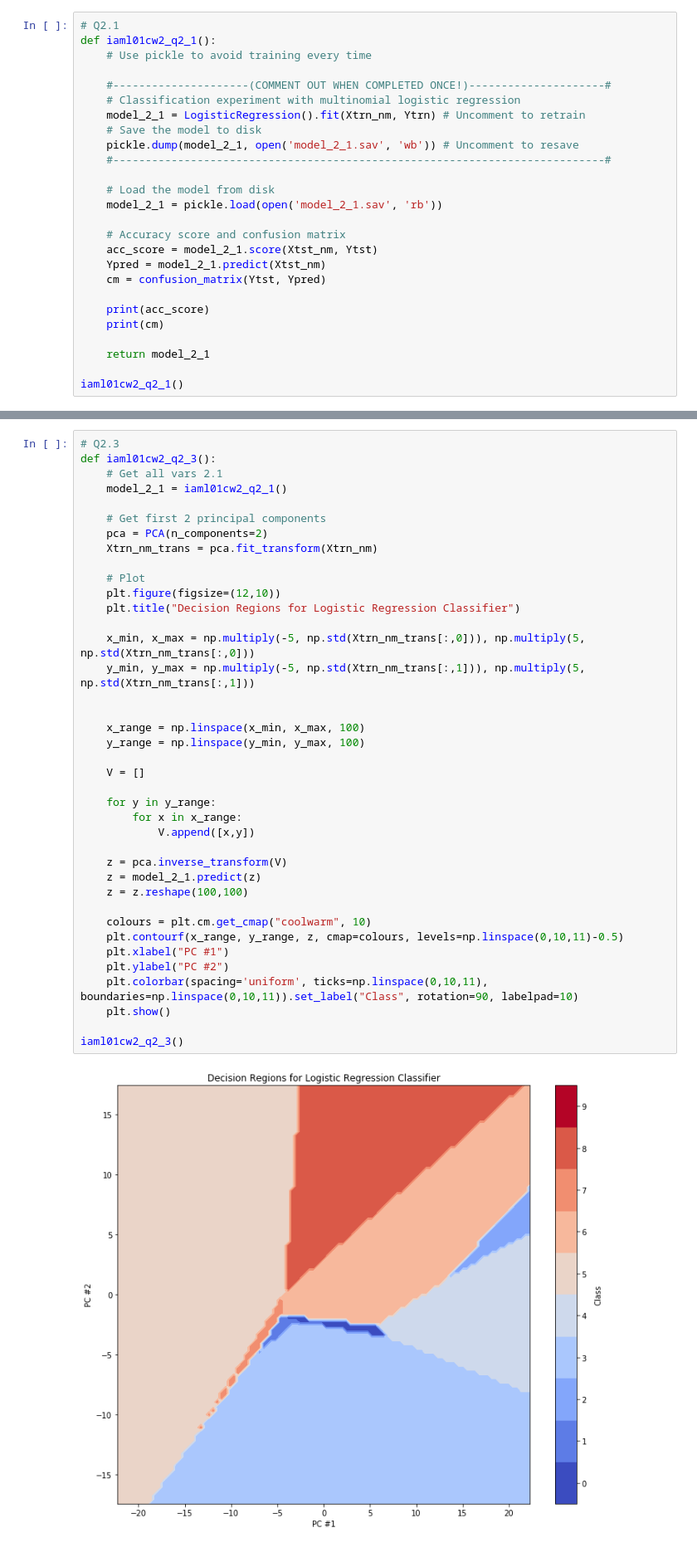
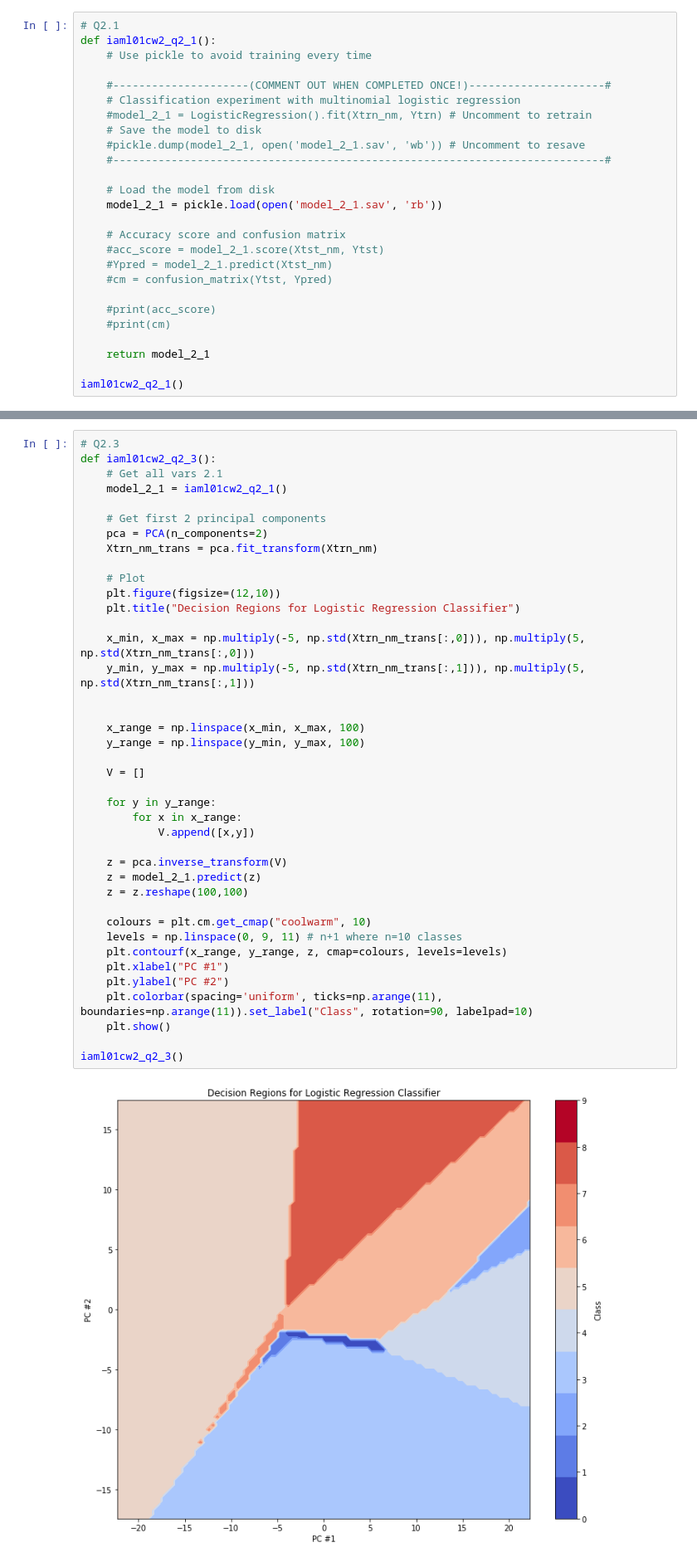
Before and after one commit to cpuved/inf3-iaml-cw2, a Jupyter notebook: notebooks/iaml01cw2_q2.ipynb, the cells around one changed output, grey strips where cells are left out. Shown: that part at 83% size. Saved outputs shown, nothing was run; the diff lists cells and outputs as text.

```diff
--- a/notebooks/iaml01cw2_q2.ipynb
+++ b/notebooks/iaml01cw2_q2.ipynb
@@ -53,21 +53,21 @@ def iaml01cw2_q2_1():
 
     #---------------------(COMMENT OUT WHEN COMPLETED ONCE!)---------------------#
     # Classification experiment with multinomial logistic regression
-    model_2_1 = LogisticRegression().fit(Xtrn_nm, Ytrn) # Uncomment to retrain
+    #model_2_1 = LogisticRegression().fit(Xtrn_nm, Ytrn) # Uncomment to retrain
     # Save the model to disk
-    pickle.dump(model_2_1, open('model_2_1.sav', 'wb')) # Uncomment to resave
+    #pickle.dump(model_2_1, open('model_2_1.sav', 'wb')) # Uncomment to resave
     #----------------------------------------------------------------------------#
 
     # Load the model from disk
     model_2_1 = pickle.load(open('model_2_1.sav', 'rb'))
 
     # Accuracy score and confusion matrix
-    acc_score = model_2_1.score(Xtst_nm, Ytst)
-    Ypred = model_2_1.predict(Xtst_nm)
-    cm = confusion_matrix(Ytst, Ypred)
+    #acc_score = model_2_1.score(Xtst_nm, Ytst)
+    #Ypred = model_2_1.predict(Xtst_nm)
+    #cm = confusion_matrix(Ytst, Ypred)
 
-    print(acc_score)
-    print(cm)
+    #print(acc_score)
+    #print(cm)
 
     return model_2_1
 
@@ -119,36 +119,37 @@ def iaml01cw2_q2_3():
     Xtrn_nm_trans = pca.fit_transform(Xtrn_nm)
 
     # Plot
     plt.figure(figsize=(12,10))
     plt.title("Decision Regions for Logistic Regression Classifier")
 
     x_min, x_max = np.multiply(-5, np.std(Xtrn_nm_trans[:,0])), np.multiply(5, np.std(Xtrn_nm_trans[:,0]))
     y_min, y_max = np.multiply(-5, np.std(Xtrn_nm_trans[:,1])), np.multiply(5, np.std(Xtrn_nm_trans[:,1]))
 
 
     x_range = np.linspace(x_min, x_max, 100)
     y_range = np.linspace(y_min, y_max, 100)
 
     V = []
 
     for y in y_range:
         for x in x_range:
             V.append([x,y])
 
     z = pca.inverse_transform(V)
     z = model_2_1.predict(z)
     z = z.reshape(100,100)
 
     colours = plt.cm.get_cmap("coolwarm", 10)
-    plt.contourf(x_range, y_range, z, cmap=colours, levels=np.linspace(0,10,11)-0.5)
+    levels = np.linspace(0, 9, 11) # n+1 where n=10 classes
+    plt.contourf(x_range, y_range, z, cmap=colours, levels=levels)
     plt.xlabel("PC #1")
     plt.ylabel("PC #2")
-    plt.colorbar(spacing='uniform', ticks=np.linspace(0,10,11), boundaries=np.linspace(0,10,11)).set_label("Class", rotation=90, labelpad=10)
+    plt.colorbar(spacing='uniform', ticks=np.arange(11), boundaries=np.arange(11)).set_label("Class", rotation=90, labelpad=10)
     plt.show()
 
 iaml01cw2_q2_3()
 # %% [output]
-[figure, old version]
+[figure, new version]
 # %%
 # Q2.4
 def iaml01cw2_q2_4():
```
Also changed, not shown: parts of 2 cells of this notebook, 5 other files.
